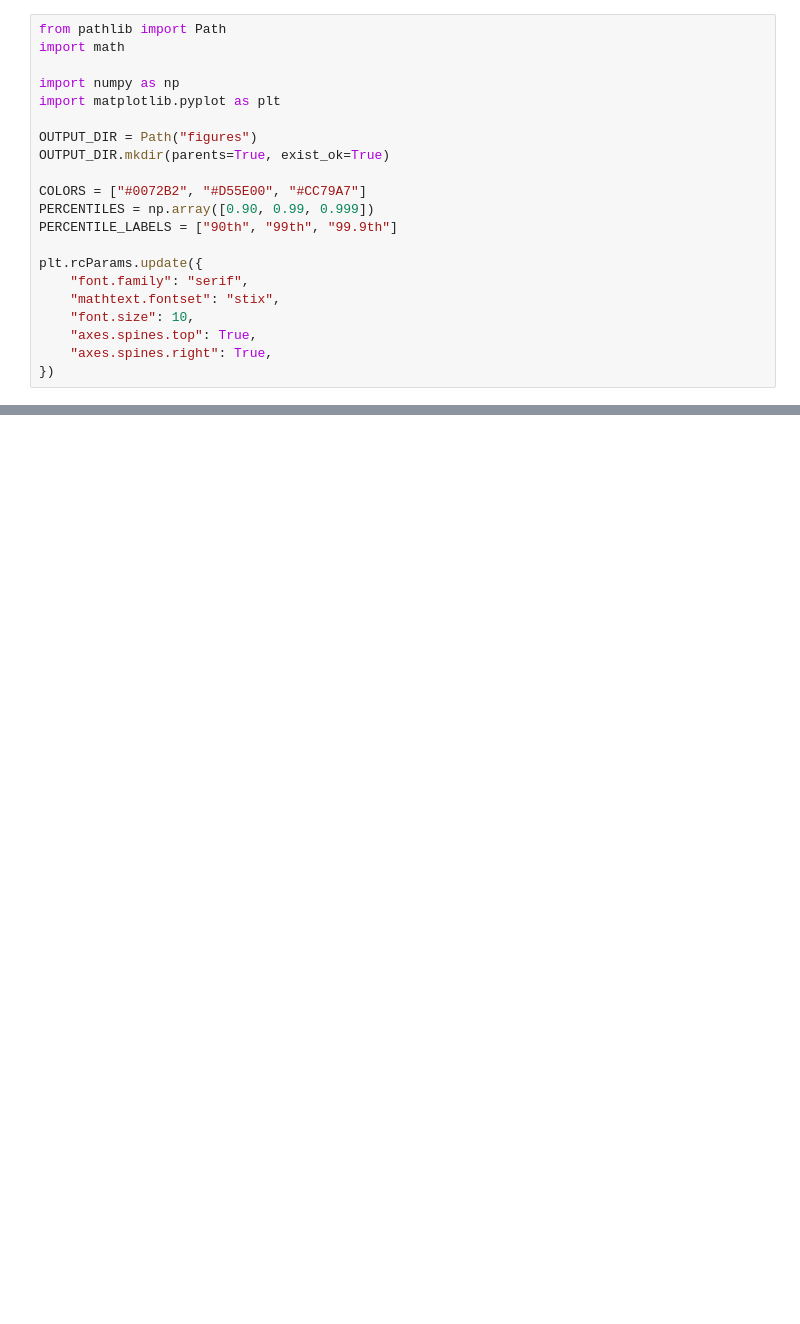
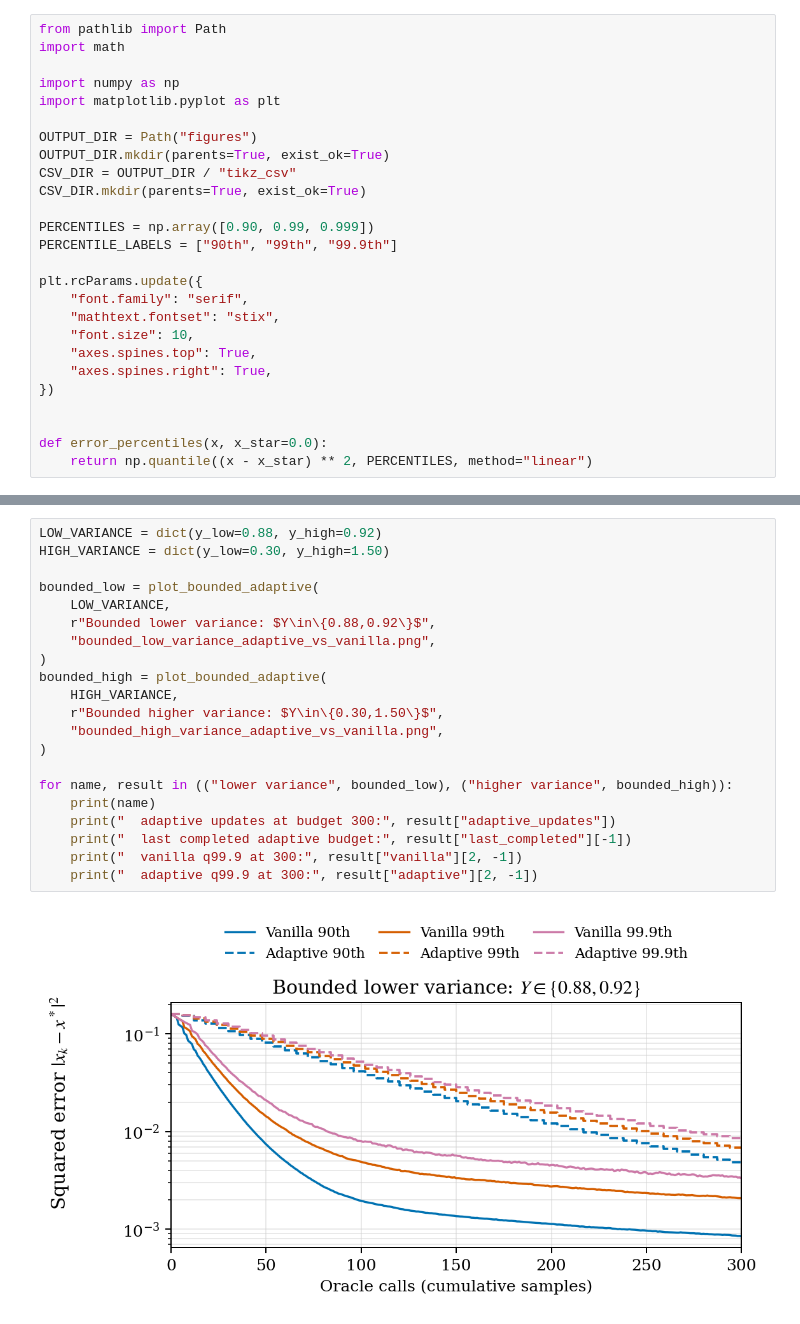
Before and after one commit to bulutboru/stochastic-approximation-simulations, a Jupyter notebook: stochastic_approximation_simulations.ipynb, the cells around one changed output, grey strips where cells are left out. Saved outputs shown, nothing was run; the diff lists cells and outputs as text; blank space fills up the shorter version.

```diff
--- a/stochastic_approximation_simulations.ipynb
+++ b/stochastic_approximation_simulations.ipynb
@@ -27,8 +40,9 @@ import matplotlib.pyplot as plt
 
 OUTPUT_DIR = Path("figures")
 OUTPUT_DIR.mkdir(parents=True, exist_ok=True)
+CSV_DIR = OUTPUT_DIR / "tikz_csv"
+CSV_DIR.mkdir(parents=True, exist_ok=True)
 
-COLORS = ["#0072B2", "#D55E00", "#CC79A7"]
 PERCENTILES = np.array([0.90, 0.99, 0.999])
 PERCENTILE_LABELS = ["90th", "99th", "99.9th"]
 
@@ -39,3 +53,7 @@ plt.rcParams.update({
     "axes.spines.top": True,
     "axes.spines.right": True,
 })
+
+
+def error_percentiles(x, x_star=0.0):
+    return np.quantile((x - x_star) ** 2, PERCENTILES, method="linear")
@@ -404,0 +227,23 @@ Running the notebook writes the following files to `figures/`:
+# %%
+LOW_VARIANCE = dict(y_low=0.88, y_high=0.92)
+HIGH_VARIANCE = dict(y_low=0.30, y_high=1.50)
+
+bounded_low = plot_bounded_adaptive(
+    LOW_VARIANCE,
+    r"Bounded lower variance: $Y\in\{0.88,0.92\}$",
+    "bounded_low_variance_adaptive_vs_vanilla.png",
+)
+bounded_high = plot_bounded_adaptive(
+    HIGH_VARIANCE,
+    r"Bounded higher variance: $Y\in\{0.30,1.50\}$",
+    "bounded_high_variance_adaptive_vs_vanilla.png",
+)
+
+for name, result in (("lower variance", bounded_low), ("higher variance", bounded_high)):
+    print(name)
+    print("  adaptive updates at budget 300:", result["adaptive_updates"])
+    print("  last completed adaptive budget:", result["last_completed"][-1])
+    print("  vanilla q99.9 at 300:", result["vanilla"][2, -1])
+    print("  adaptive q99.9 at 300:", result["adaptive"][2, -1])
+# %% [output]
+[figure, added]
```
Also changed, not shown: parts of 26 cells of this notebook, 11 other files.
